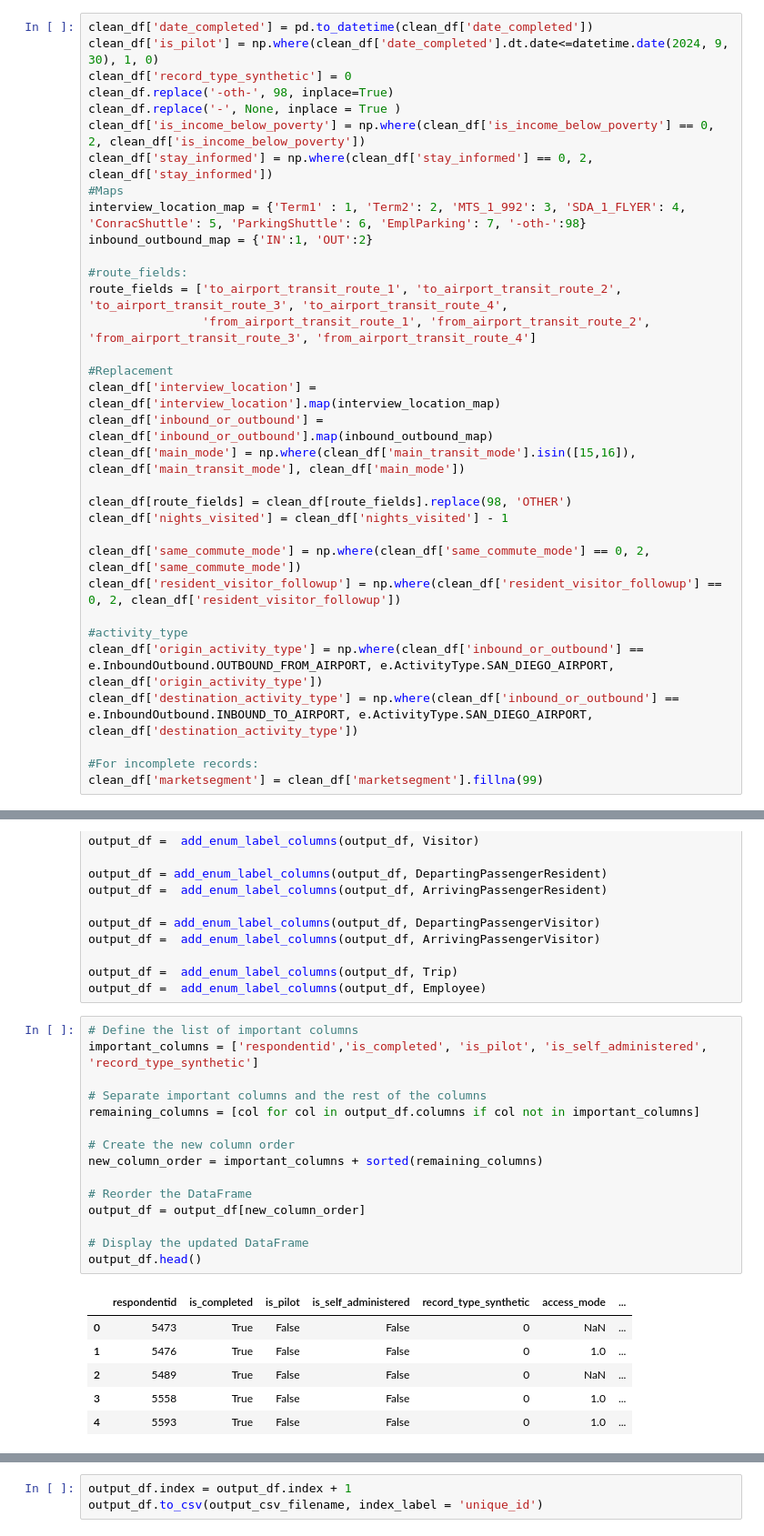
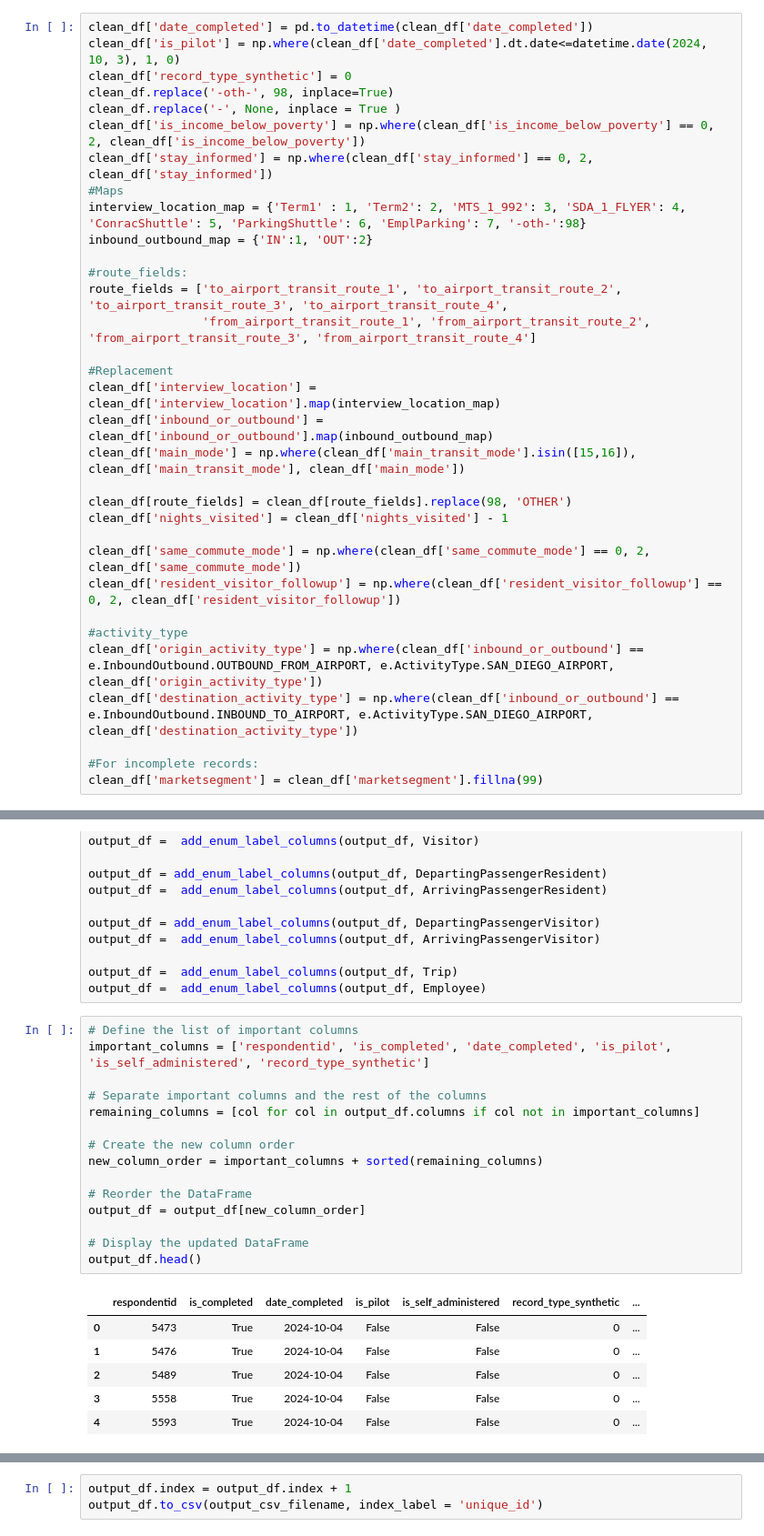
Before and after one commit to wsp-sag/Survey_Airport, a Jupyter notebook: notebooks/data-model-development-helper.ipynb, the cells around one changed output, grey strips where cells are left out. Shown: that part at 91% size. Drawn from its saved outputs; the diff is of its cells as text.

```diff
--- a/notebooks/data-model-development-helper.ipynb
+++ b/notebooks/data-model-development-helper.ipynb
@@ -374,7 +304,7 @@ Name: count, dtype: int64
 ### Pre-processing of some fields
 # %%
 clean_df['date_completed'] = pd.to_datetime(clean_df['date_completed'])
-clean_df['is_pilot'] = np.where(clean_df['date_completed'].dt.date<=datetime.date(2024, 9, 30), 1, 0)
+clean_df['is_pilot'] = np.where(clean_df['date_completed'].dt.date<=datetime.date(2024, 10, 3), 1, 0)
 clean_df['record_type_synthetic'] = 0
 clean_df.replace('-oth-', 98, inplace=True)
 clean_df.replace('-', None, inplace = True )
@@ -724,26 +702,26 @@ output_df =  add_enum_label_columns(output_df, Trip)
 output_df =  add_enum_label_columns(output_df, Employee)
 # %%
 # Define the list of important columns
-important_columns = ['respondentid','is_completed', 'is_pilot', 'is_self_administered', 'record_type_synthetic']
+important_columns = ['respondentid', 'is_completed', 'date_completed', 'is_pilot', 'is_self_administered', 'record_type_synthetic']
 
 # Separate important columns and the rest of the columns
 remaining_columns = [col for col in output_df.columns if col not in important_columns]
 
 # Create the new column order
 new_column_order = important_columns + sorted(remaining_columns)
 
 # Reorder the DataFrame
 output_df = output_df[new_column_order]
 
 # Display the updated DataFrame
 output_df.head()
 # %% [output]
-|  | respondentid | is_completed | is_pilot | is_self_administered | record_type_synthetic | access_mode | ... |
-| 0 | 5473 | True | False | False | 0 | NaN | ... |
-| 1 | 5476 | True | False | False | 0 | 1.0 | ... |
-| 2 | 5489 | True | False | False | 0 | NaN | ... |
-| 3 | 5558 | True | False | False | 0 | 1.0 | ... |
-| 4 | 5593 | True | False | False | 0 | 1.0 | ... |
+|  | respondentid | is_completed | date_completed | is_pilot | is_self_administered | record_type_synthetic | ... |
+| 0 | 5473 | True | 2024-10-04 | False | False | 0 | ... |
+| 1 | 5476 | True | 2024-10-04 | False | False | 0 | ... |
+| 2 | 5489 | True | 2024-10-04 | False | False | 0 | ... |
+| 3 | 5558 | True | 2024-10-04 | False | False | 0 | ... |
+| 4 | 5593 | True | 2024-10-04 | False | False | 0 | ... |
 5 rows × 342 columns
 # %%
 output_df.index = output_df.index + 1
```
Also changed, not shown: parts of 14 cells of this notebook, 4 other files.
